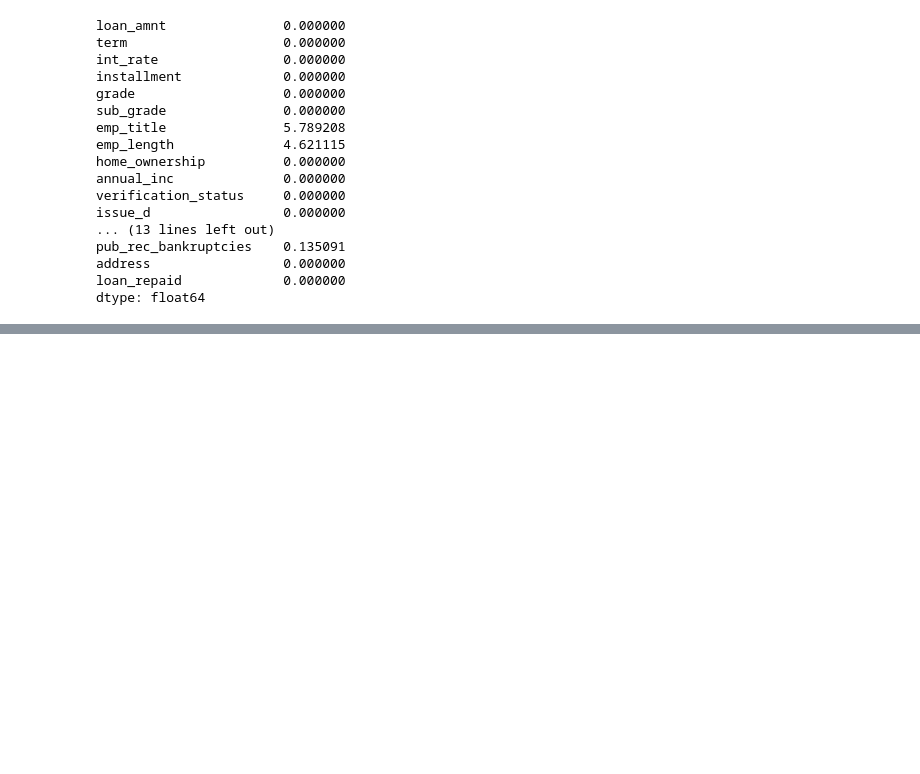
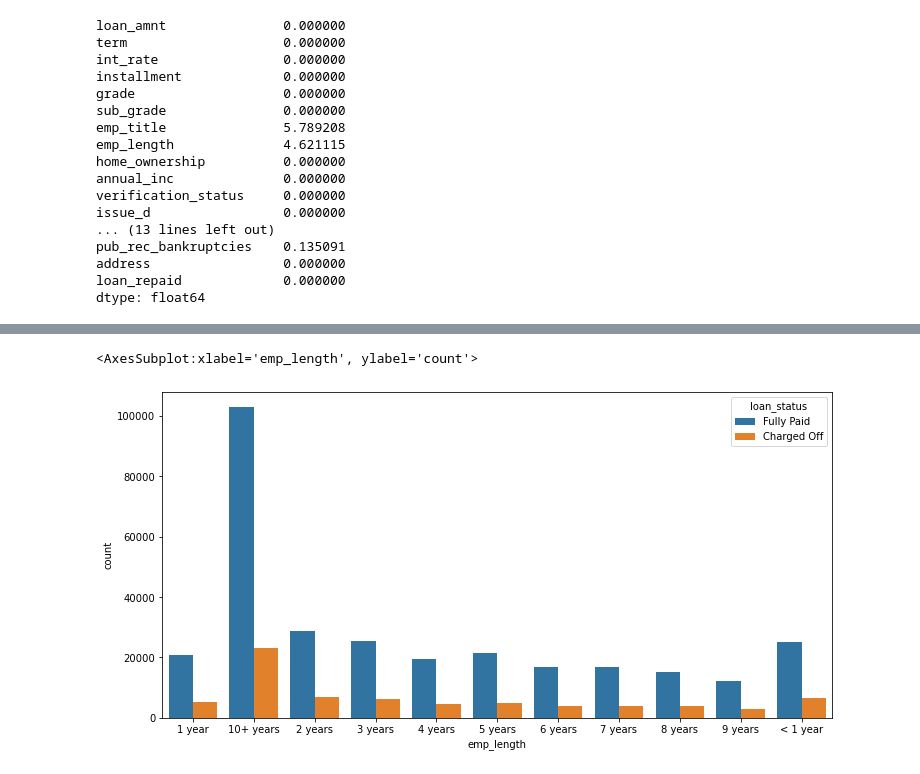
Before and after one commit to mkawsarzaman/prediction_loan_default_ANN_Tensorflow_keras, a Jupyter notebook: prediction_loan_default_ANN_Tensorflow_keras.ipynb, the cells around one changed output, grey strips where cells are left out. Drawn from its saved outputs; the diff is of its cells as text; code cells hidden in the pictures; blank space fills up the shorter version.

Commit message:
Data preprocessing

```diff
--- a/prediction_loan_default_ANN_Tensorflow_keras.ipynb
+++ b/prediction_loan_default_ANN_Tensorflow_keras.ipynb
@@ -319,0 +346,2 @@ The job title supplied by the Borrower when applying for the loan.*
+# %%
+df = df.drop('emp_title',axis=1)
@@ -319,0 +362,7 @@ The job title supplied by the Borrower when applying for the loan.*
+# %%
+plt.figure(figsize=(12,6))
+sns.countplot(x='emp_length',order=sorted(df['emp_length'].sort_values(ascending=True).dropna().unique()),
+              data=df,hue='loan_status')
+# %% [output]
+<AxesSubplot:xlabel='emp_length', ylabel='count'>
+[figure, added]
```
Also changed, not shown: parts of 9 cells of this notebook.
